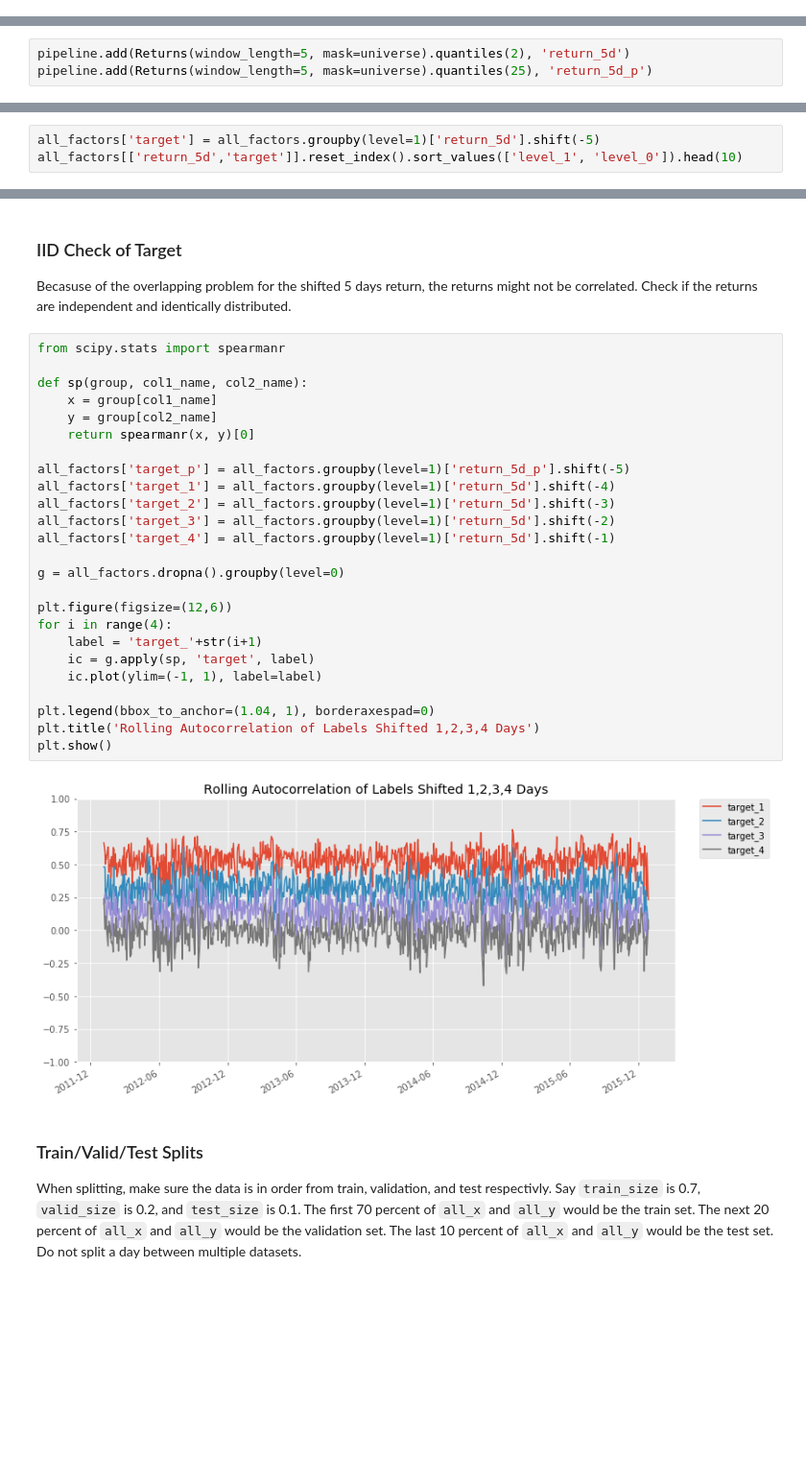
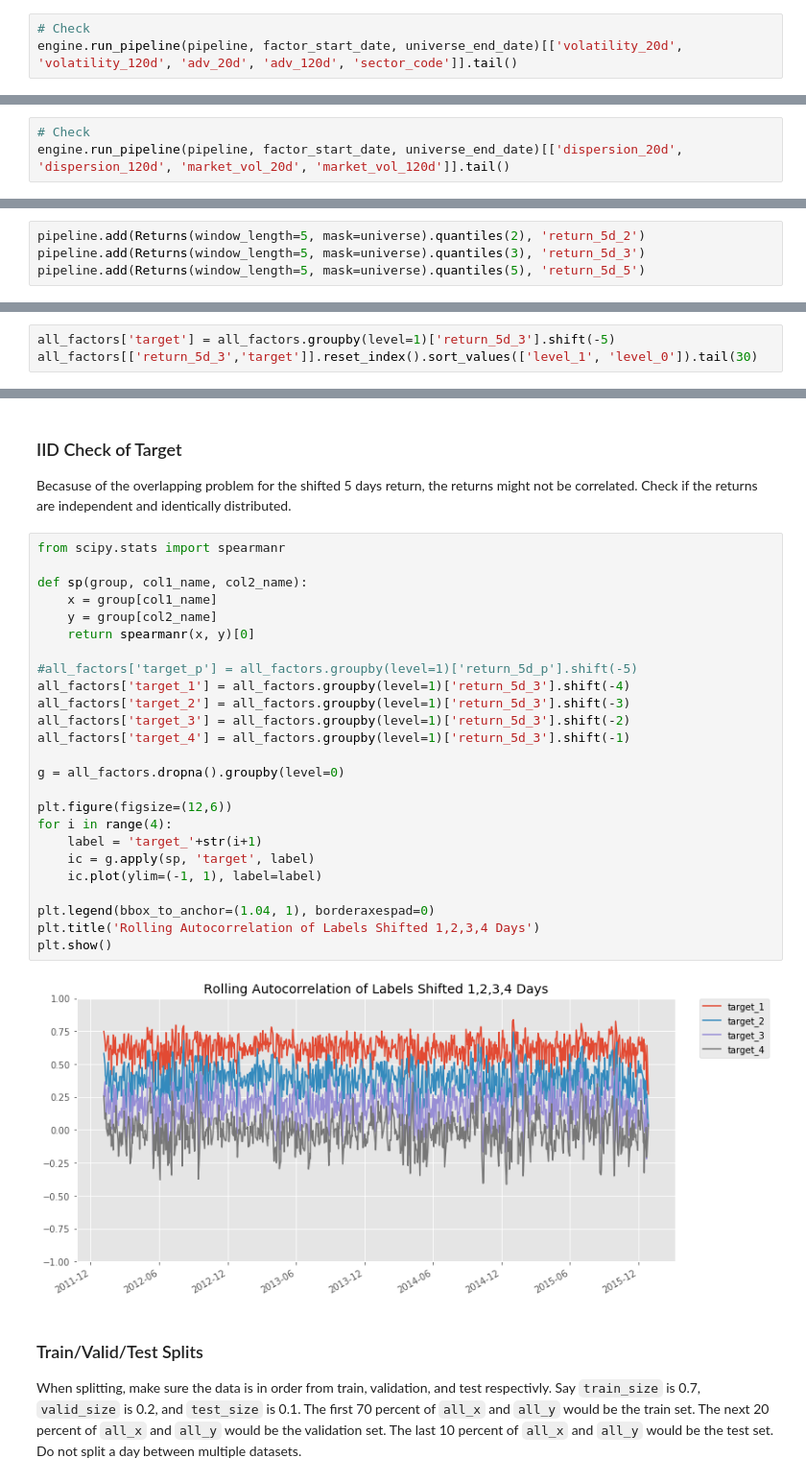
Before and after one commit to yukit-k/ai-alpha, a Jupyter notebook: Alpha Research AI.ipynb, the cells around one changed output, grey strips where cells are left out. Shown at 96% size. Saved outputs shown, nothing was run; the diff lists cells and outputs as text; blank space fills up the shorter version.

```diff
--- a/Alpha Research AI.ipynb
+++ b/Alpha Research AI.ipynb
@@ -379,3 +367,6 @@ pipeline.add(AnnualizedVolatility(window_length=120, mask=universe).rank().zscor
 pipeline.add(AverageDollarVolume(window_length=20, mask=universe).rank().zscore(), 'adv_20d')
 pipeline.add(AverageDollarVolume(window_length=120, mask=universe).rank().zscore(), 'adv_120d')
 pipeline.add(sector, 'sector_code')
+# %%
+# Check
+engine.run_pipeline(pipeline, factor_start_date, universe_end_date)[['volatility_20d', 'volatility_120d', 'adv_20d', 'adv_120d', 'sector_code']].tail()
@@ -389,3 +387,6 @@ pipeline.add(SimpleMovingAverage(inputs=[alphas.MarketDispersion(mask=universe)]
 pipeline.add(SimpleMovingAverage(inputs=[alphas.MarketDispersion(mask=universe)], window_length=120), 'dispersion_120d')
 pipeline.add(alphas.MarketVolatility(window_length=20), 'market_vol_20d')
 pipeline.add(alphas.MarketVolatility(window_length=120), 'market_vol_120d')
+# %%
+# Check
+engine.run_pipeline(pipeline, factor_start_date, universe_end_date)[['dispersion_20d', 'dispersion_120d', 'market_vol_20d', 'market_vol_120d']].tail()
@@ -393,8 +401,9 @@ pipeline.add(alphas.MarketVolatility(window_length=120), 'market_vol_120d')
 ### Target
 Predict go forward 1-week return. Create the trailing 5-day return as a quantized target factor.
 # %%
-pipeline.add(Returns(window_length=5, mask=universe).quantiles(2), 'return_5d')
-pipeline.add(Returns(window_length=5, mask=universe).quantiles(25), 'return_5d_p')
+pipeline.add(Returns(window_length=5, mask=universe).quantiles(2), 'return_5d_2')
+pipeline.add(Returns(window_length=5, mask=universe).quantiles(3), 'return_5d_3')
+pipeline.add(Returns(window_length=5, mask=universe).quantiles(5), 'return_5d_5')
 # %% [markdown]
 ### Date Features
 Make columns for the trees to split on that might capture trader/investor behavior due to calendar anomalies.
@@ -468,6 +488,6 @@ all_factors[sector_columns].head()
 ### Shift Target
 Shifted 5 day returns for training the model
 # %%
-all_factors['target'] = all_factors.groupby(level=1)['return_5d'].shift(-5)
-all_factors[['return_5d','target']].reset_index().sort_values(['level_1', 'level_0']).head(10)
+all_factors['target'] = all_factors.groupby(level=1)['return_5d_3'].shift(-5)
+all_factors[['return_5d_3','target']].reset_index().sort_values(['level_1', 'level_0']).tail(30)
 # %% [output]
@@ -489,30 +515,30 @@ Check if the returns are independent and identically distributed.
 # %%
 from scipy.stats import spearmanr
 
 def sp(group, col1_name, col2_name):
     x = group[col1_name]
     y = group[col2_name]
     return spearmanr(x, y)[0]
 
-all_factors['target_p'] = all_factors.groupby(level=1)['return_5d_p'].shift(-5)
-all_factors['target_1'] = all_factors.groupby(level=1)['return_5d'].shift(-4)
-all_factors['target_2'] = all_factors.groupby(level=1)['return_5d'].shift(-3)
-all_factors['target_3'] = all_factors.groupby(level=1)['return_5d'].shift(-2)
-all_factors['target_4'] = all_factors.groupby(level=1)['return_5d'].shift(-1)
+#all_factors['target_p'] = all_factors.groupby(level=1)['return_5d_p'].shift(-5)
+all_factors['target_1'] = all_factors.groupby(level=1)['return_5d_3'].shift(-4)
+all_factors['target_2'] = all_factors.groupby(level=1)['return_5d_3'].shift(-3)
+all_factors['target_3'] = all_factors.groupby(level=1)['return_5d_3'].shift(-2)
+all_factors['target_4'] = all_factors.groupby(level=1)['return_5d_3'].shift(-1)
 
 g = all_factors.dropna().groupby(level=0)
 
 plt.figure(figsize=(12,6))
 for i in range(4):
     label = 'target_'+str(i+1)
     ic = g.apply(sp, 'target', label)
     ic.plot(ylim=(-1, 1), label=label)
 
 plt.legend(bbox_to_anchor=(1.04, 1), borderaxespad=0)
 plt.title('Rolling Autocorrelation of Labels Shifted 1,2,3,4 Days')
 plt.show()
 # %% [output]
-[figure, old version]
+[figure, new version]
 # %% [markdown]
 ### Train/Valid/Test Splits
 When splitting, make sure the data is in order from train, validation, and test respectivly. Say `train_size` is 0.7, `valid_size` is 0.2, and `test_size` is 0.1. The first 70 percent of `all_x` and `all_y` would be the train set. The next 20 percent of `all_x` and `all_y` would be the validation set. The last 10 percent of `all_x` and `all_y` would be the test set. Do not split a day between multiple datasets.
```
Also changed, not shown: parts of 31 cells of this notebook.
